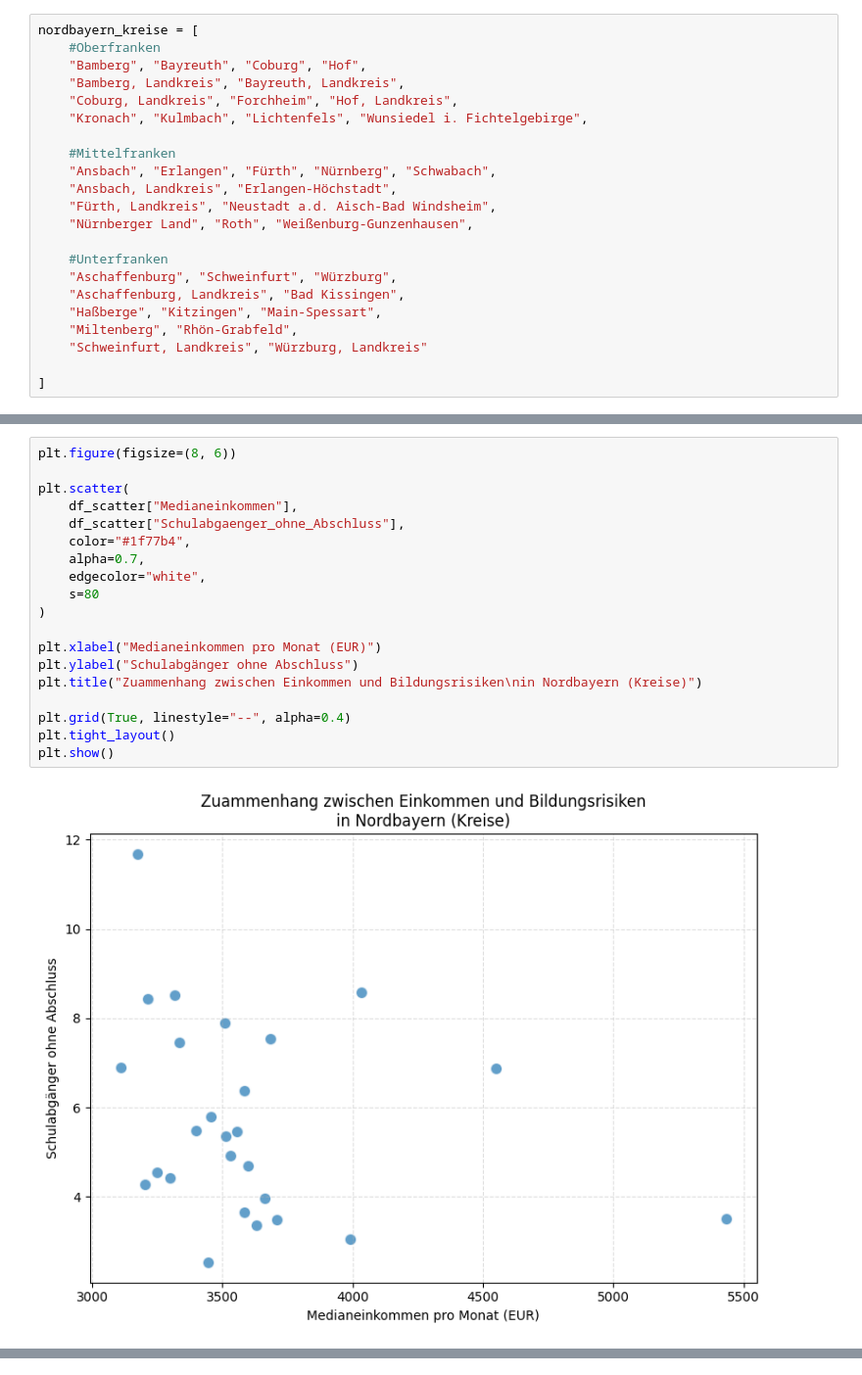
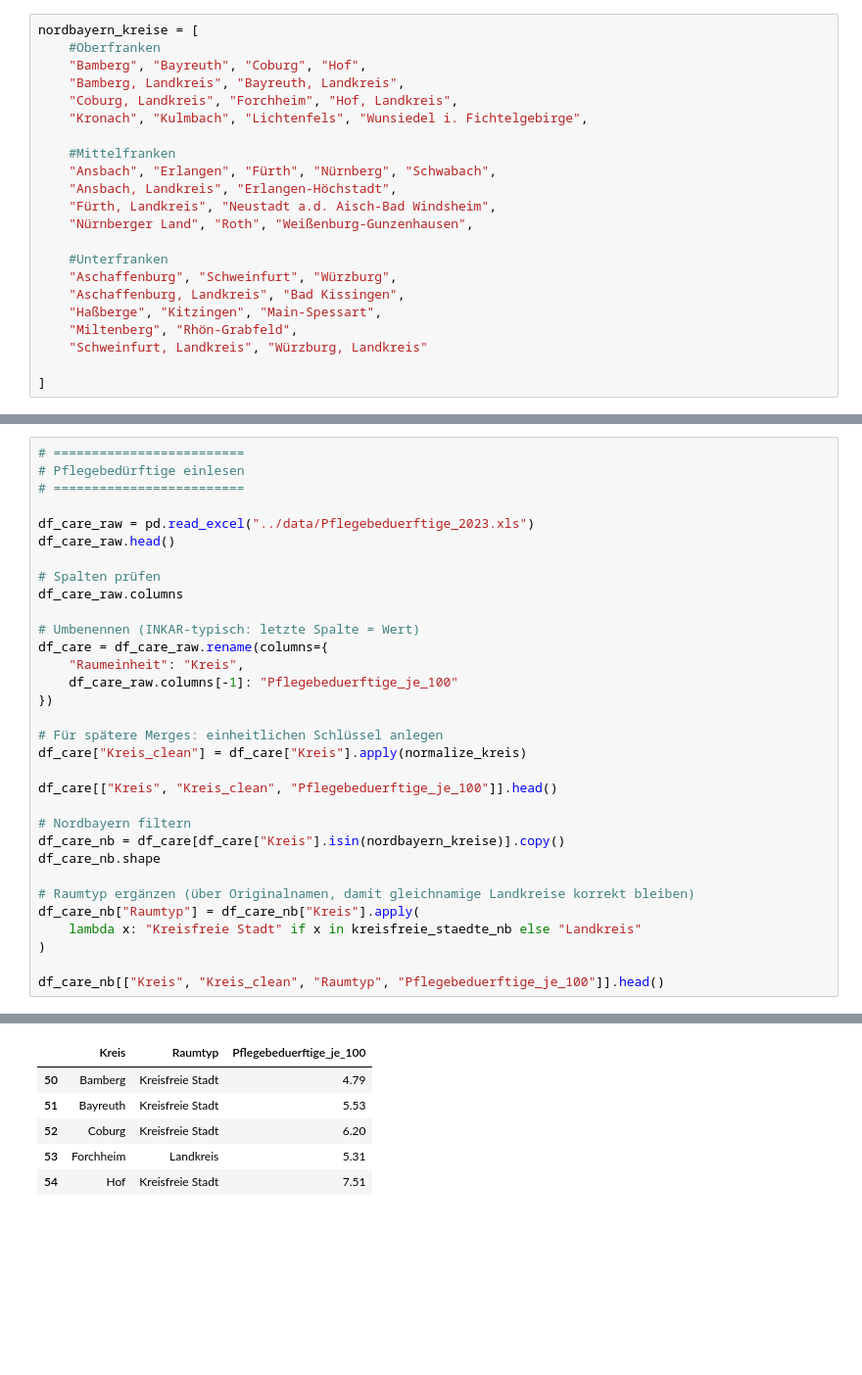
Before and after one commit to NLaubner/datenvisualisierung, a Jupyter notebook: notebooks/notebook.ipynb, the cells around one changed output, grey strips where cells are left out. Shown at 98% size. Saved outputs shown, nothing was run; the diff lists cells and outputs as text; blank space fills up the shorter version.

Commit message:
data raw

```diff
--- a/notebooks/notebook.ipynb
+++ b/notebooks/notebook.ipynb
@@ -136,21 +116,33 @@ WARNING *** OLE2 inconsistency: SSCS size is 0 but SSAT size is non-zero
-# %%
-plt.figure(figsize=(8, 6))
-
-plt.scatter(
-    df_scatter["Medianeinkommen"],
-    df_scatter["Schulabgaenger_ohne_Abschluss"],
-    color="#1f77b4",
-    alpha=0.7,
-    edgecolor="white",
-    s=80
-)
-
-plt.xlabel("Medianeinkommen pro Monat (EUR)")
-plt.ylabel("Schulabgänger ohne Abschluss")
-plt.title("Zuammenhang zwischen Einkommen und Bildungsrisiken\nin Nordbayern (Kreise)")
-
-plt.grid(True, linestyle="--", alpha=0.4)
-plt.tight_layout()
-plt.show()
-# %% [output]
-[figure, removed]
+# %%
+# =========================
+# Pflegebedürftige einlesen
+# =========================
+
+df_care_raw = pd.read_excel("../data/Pflegebeduerftige_2023.xls")
+df_care_raw.head()
+
+# Spalten prüfen
+df_care_raw.columns
+
+# Umbenennen (INKAR-typisch: letzte Spalte = Wert)
+df_care = df_care_raw.rename(columns={
+    "Raumeinheit": "Kreis",
+    df_care_raw.columns[-1]: "Pflegebeduerftige_je_100"
+})
+
+# Für spätere Merges: einheitlichen Schlüssel anlegen
+df_care["Kreis_clean"] = df_care["Kreis"].apply(normalize_kreis)
+
+df_care[["Kreis", "Kreis_clean", "Pflegebeduerftige_je_100"]].head()
+
+# Nordbayern filtern
+df_care_nb = df_care[df_care["Kreis"].isin(nordbayern_kreise)].copy()
+df_care_nb.shape
+
+# Raumtyp ergänzen (über Originalnamen, damit gleichnamige Landkreise korrekt bleiben)
+df_care_nb["Raumtyp"] = df_care_nb["Kreis"].apply(
+    lambda x: "Kreisfreie Stadt" if x in kreisfreie_staedte_nb else "Landkreis"
+)
+
+df_care_nb[["Kreis", "Kreis_clean", "Raumtyp", "Pflegebeduerftige_je_100"]].head()
+# %% [output]
@@ -156,0 +150,6 @@ plt.show()
+|  | Kreis | Raumtyp | Pflegebeduerftige_je_100 |
+| 50 | Bamberg | Kreisfreie Stadt | 4.79 |
+| 51 | Bayreuth | Kreisfreie Stadt | 5.53 |
+| 52 | Coburg | Kreisfreie Stadt | 6.20 |
+| 53 | Forchheim | Landkreis | 5.31 |
+| 54 | Hof | Kreisfreie Stadt | 7.51 |
```
Also changed, not shown: parts of 12 cells of this notebook, 7 other files.
